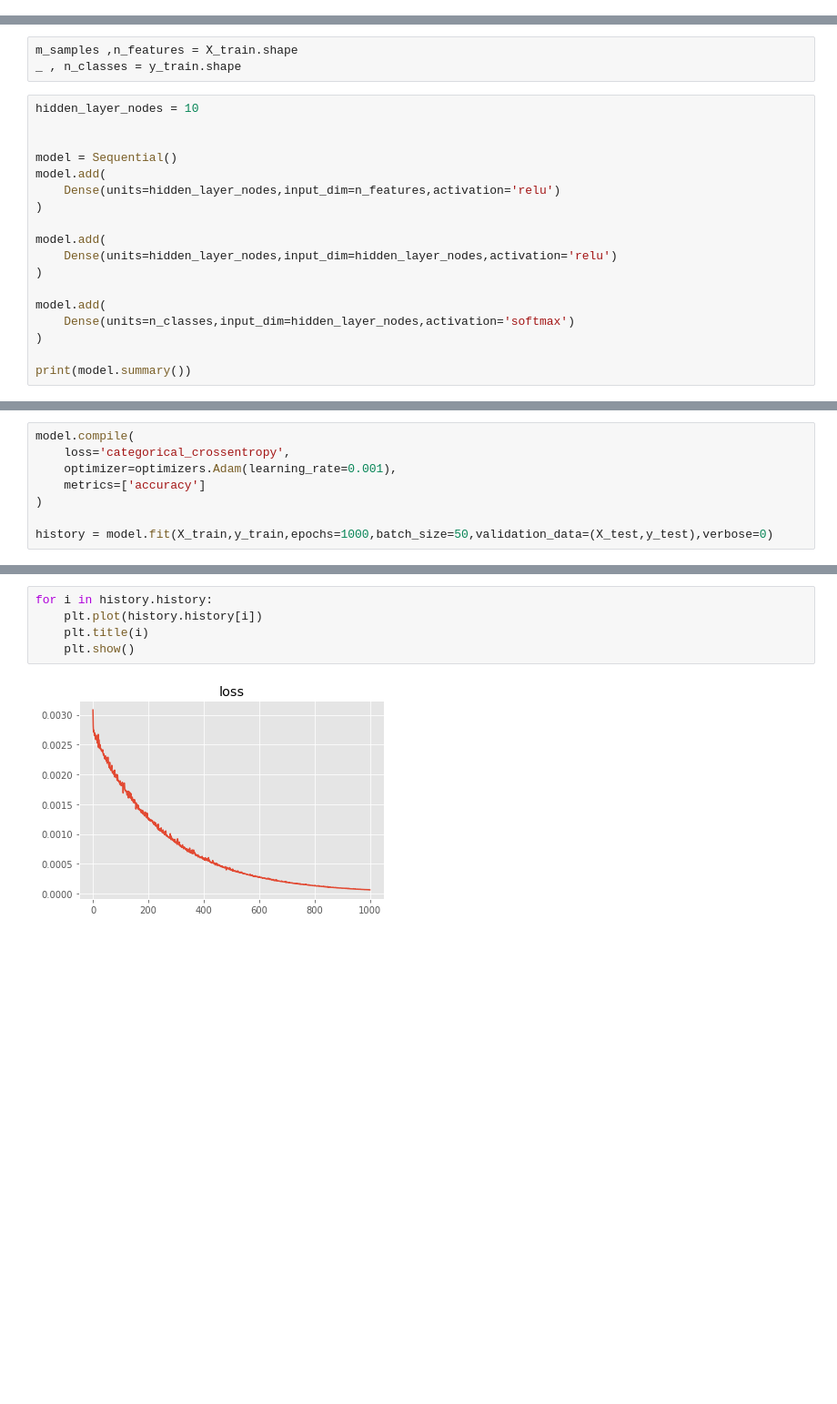
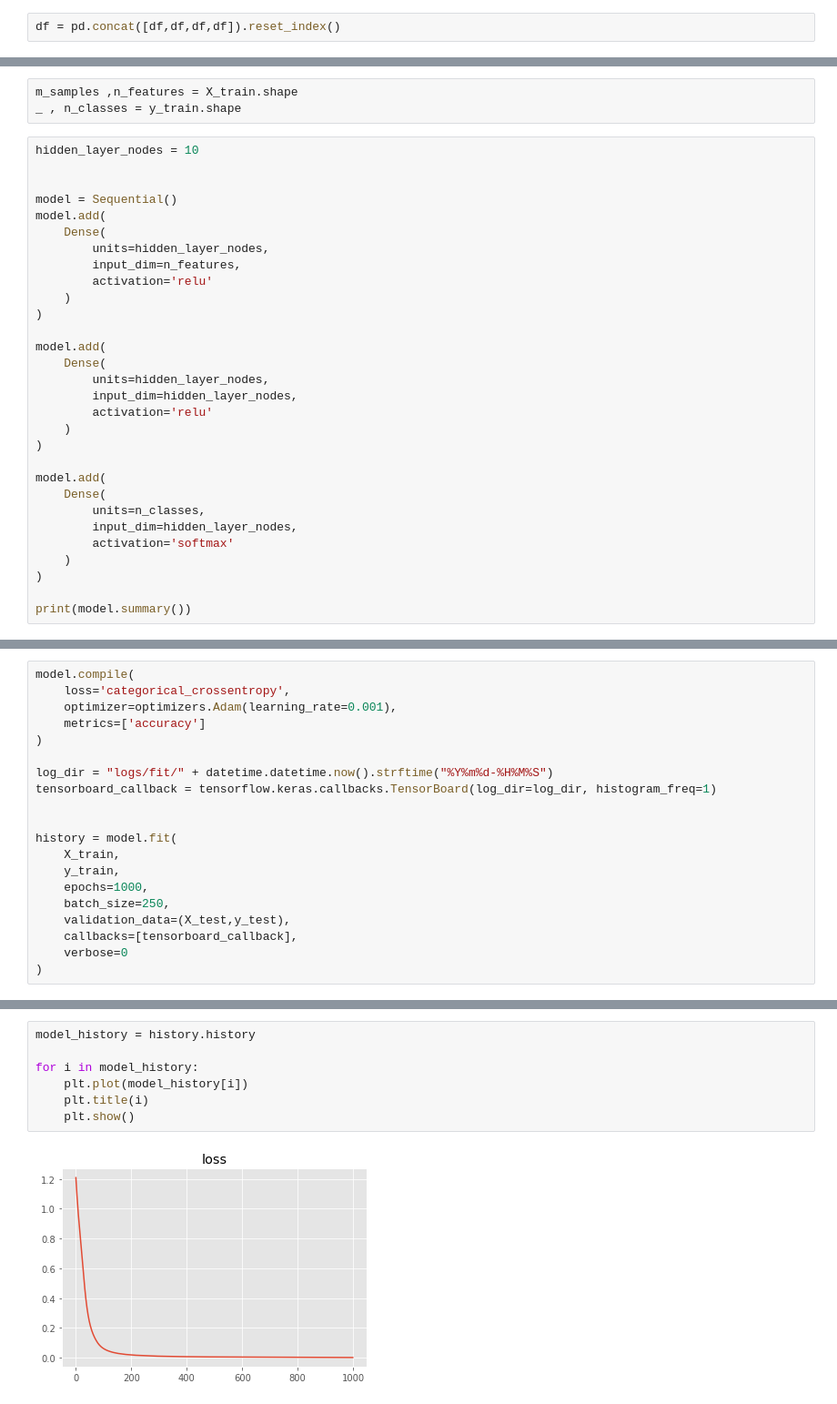
Before and after one commit to NishantBaheti/Azure-DataScience, a Jupyter notebook: DeepNeuralNetwork_Tensorflow.ipynb, the cells around one changed output, grey strips where cells are left out. Shown at 91% size. Drawn from its saved outputs; the diff is of its cells as text; blank space fills up the shorter version.

```diff
--- a/DeepNeuralNetwork_Tensorflow.ipynb
+++ b/DeepNeuralNetwork_Tensorflow.ipynb
@@ -33,3 +20,5 @@ df
+# %%
+df = pd.concat([df,df,df,df]).reset_index()
 # %%
 X_pre = df[['CulmenLength', 'CulmenDepth', 'FlipperLength', 'BodyMass']].values
 y = df['Species'].values
@@ -75,15 +66,27 @@ hidden_layer_nodes = 10
 
 model = Sequential()
 model.add(
-    Dense(units=hidden_layer_nodes,input_dim=n_features,activation='relu')
+    Dense(
+        units=hidden_layer_nodes,
+        input_dim=n_features,
+        activation='relu'
+    )
 )
 
 model.add(
-    Dense(units=hidden_layer_nodes,input_dim=hidden_layer_nodes,activation='relu')
+    Dense(
+        units=hidden_layer_nodes,
+        input_dim=hidden_layer_nodes,
+        activation='relu'
+    )
 )
 
 model.add(
-    Dense(units=n_classes,input_dim=hidden_layer_nodes,activation='softmax')
+    Dense(
+        units=n_classes,
+        input_dim=hidden_layer_nodes,
+        activation='softmax'
+    )
 )
 
 print(model.summary())
@@ -110,4 +113,16 @@ model.compile(
     metrics=['accuracy']
 )
 
-history = model.fit(X_train,y_train,epochs=1000,batch_size=50,validation_data=(X_test,y_test),verbose=0)
+log_dir = "logs/fit/" + datetime.datetime.now().strftime("%Y%m%d-%H%M%S")
+tensorboard_callback = tensorflow.keras.callbacks.TensorBoard(log_dir=log_dir, histogram_freq=1)
+
+
+history = model.fit(
+    X_train,
+    y_train,
+    epochs=1000,
+    batch_size=250,
+    validation_data=(X_test,y_test),
+    callbacks=[tensorboard_callback],
+    verbose=0
+)
@@ -114,7 +135,9 @@ history = model.fit(X_train,y_train,epochs=1000,batch_size=50,validation_data=(X
 # %%
-for i in history.history:
-    plt.plot(history.history[i])
+model_history = history.history
+
+for i in model_history:
+    plt.plot(model_history[i])
     plt.title(i)
     plt.show()
 # %% [output]
-[figure, old version]
+[figure, new version]
```
Also changed, not shown: parts of 14 cells of this notebook, 32 other files.
